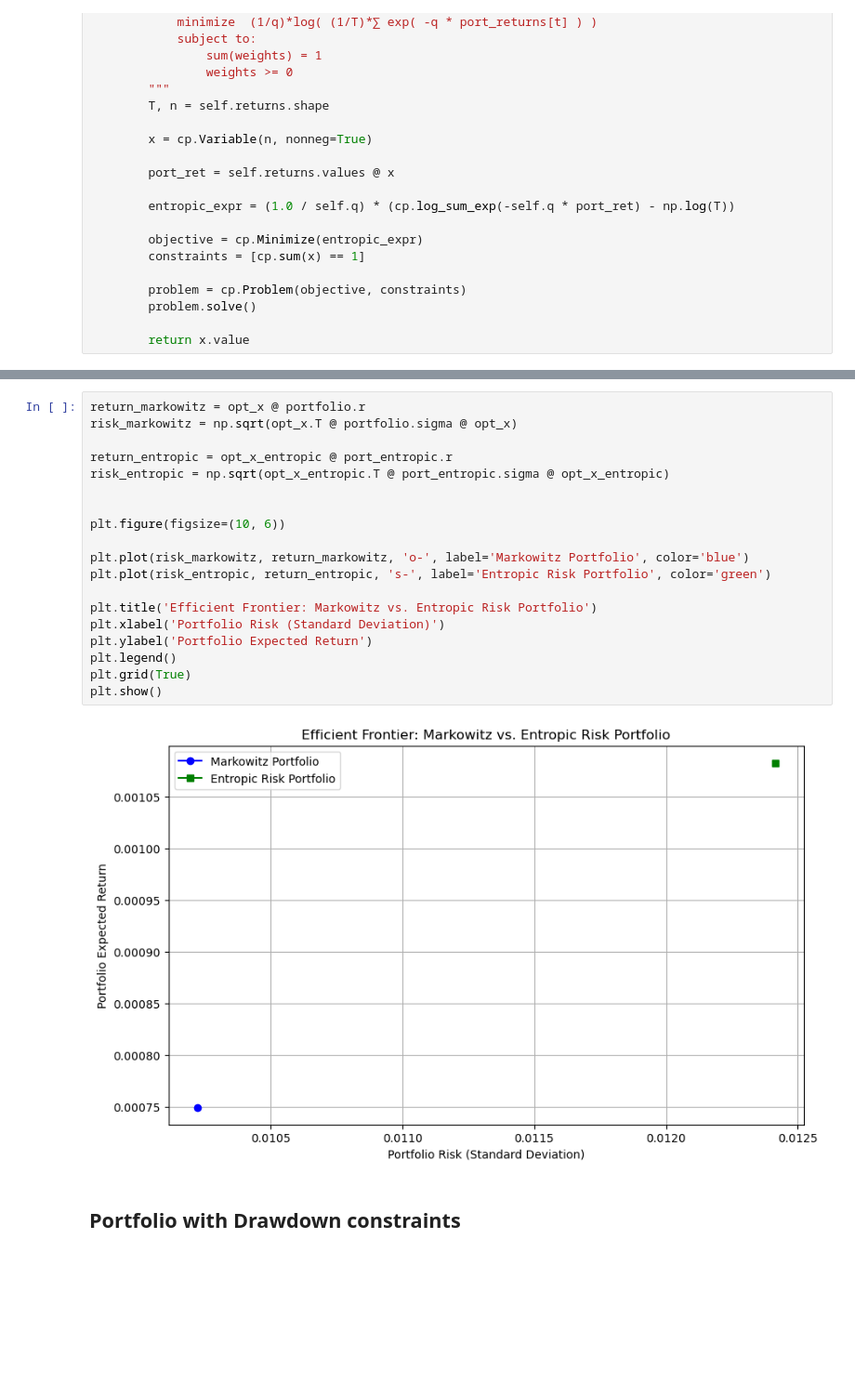
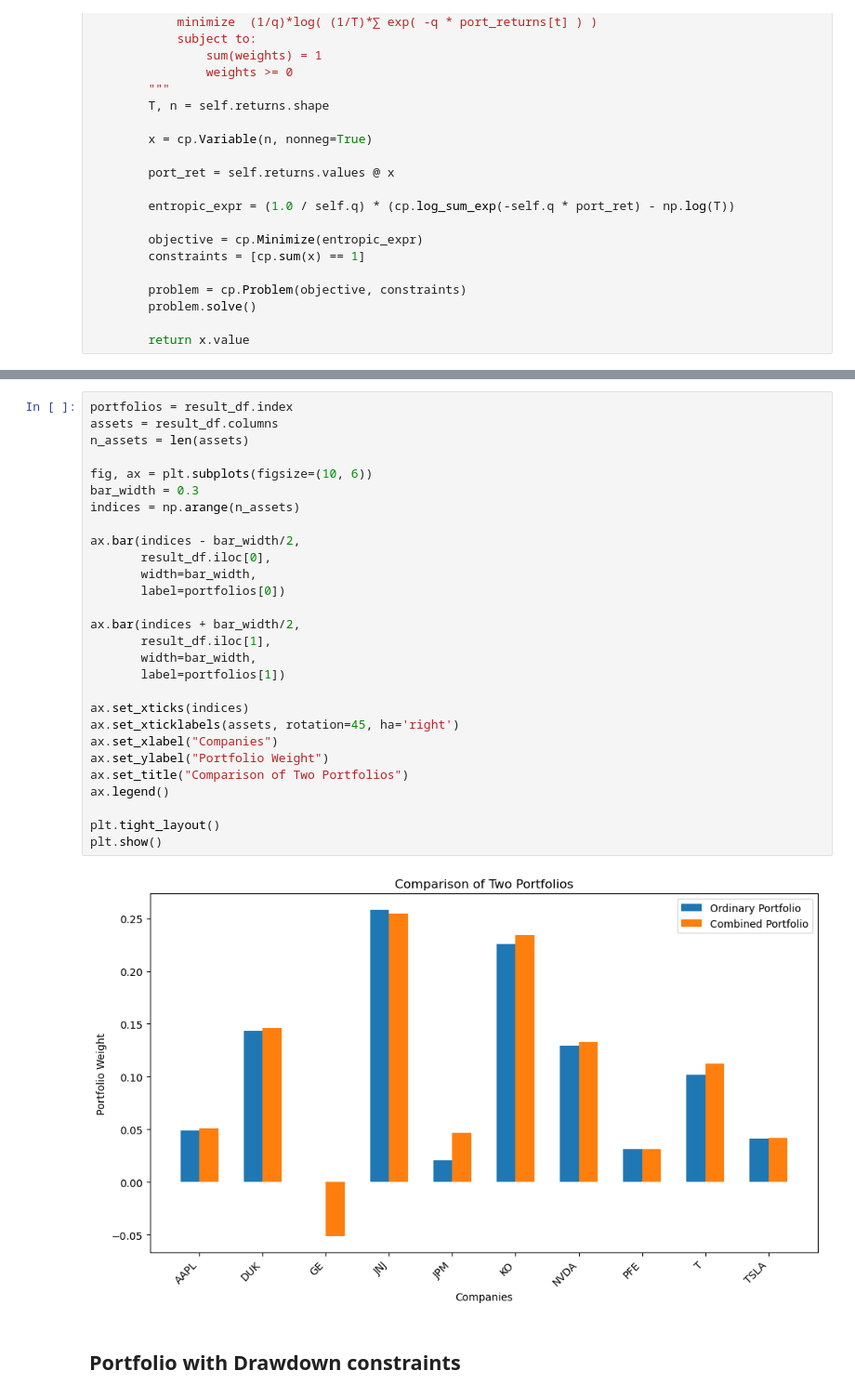
Before and after one commit to jchhong/math441-convex-opt, a Jupyter notebook: main.ipynb, the cells around one changed output, grey strips where cells are left out. Shown at 93% size. Cells and saved outputs as stored; diff of their text form; blank space fills up the shorter version.

```diff
--- a/main.ipynb
+++ b/main.ipynb
@@ -269,25 +341,34 @@ result_df
 | Entropic Risk Portfolio | 0.047 | 0.166 | 0.0 | 0.223 | 0.044 | 0.134 | 0.253 | 0.000 | 0.076 | 0.057 |
-# %%
-return_markowitz = opt_x @ portfolio.r
-risk_markowitz = np.sqrt(opt_x.T @ portfolio.sigma @ opt_x)
-
-return_entropic = opt_x_entropic @ port_entropic.r
-risk_entropic = np.sqrt(opt_x_entropic.T @ port_entropic.sigma @ opt_x_entropic)
-
-
-plt.figure(figsize=(10, 6))
-
-plt.plot(risk_markowitz, return_markowitz, 'o-', label='Markowitz Portfolio', color='blue')
-plt.plot(risk_entropic, return_entropic, 's-', label='Entropic Risk Portfolio', color='green')
-
-plt.title('Efficient Frontier: Markowitz vs. Entropic Risk Portfolio')
-plt.xlabel('Portfolio Risk (Standard Deviation)')
-plt.ylabel('Portfolio Expected Return')
-plt.legend()
-plt.grid(True)
-plt.show()
-# %% [output]
-[figure, removed]
+# %%
+portfolios = result_df.index
+assets = result_df.columns
+n_assets = len(assets)
+
+fig, ax = plt.subplots(figsize=(10, 6))
+bar_width = 0.3
+indices = np.arange(n_assets)
+
+ax.bar(indices - bar_width/2,
+       result_df.iloc[0],
+       width=bar_width,
+       label=portfolios[0])
+
+ax.bar(indices + bar_width/2,
+       result_df.iloc[1],
+       width=bar_width,
+       label=portfolios[1])
+
+ax.set_xticks(indices)
+ax.set_xticklabels(assets, rotation=45, ha='right')
+ax.set_xlabel("Companies")
+ax.set_ylabel("Portfolio Weight")
+ax.set_title("Comparison of Two Portfolios")
+ax.legend()
+
+plt.tight_layout()
+plt.show()
+# %% [output]
+[figure, added]
 # %% [markdown]
 ## Portfolio with Drawdown constraints
 # %% [markdown]
```
Also changed, not shown: parts of 11 cells of this notebook.
